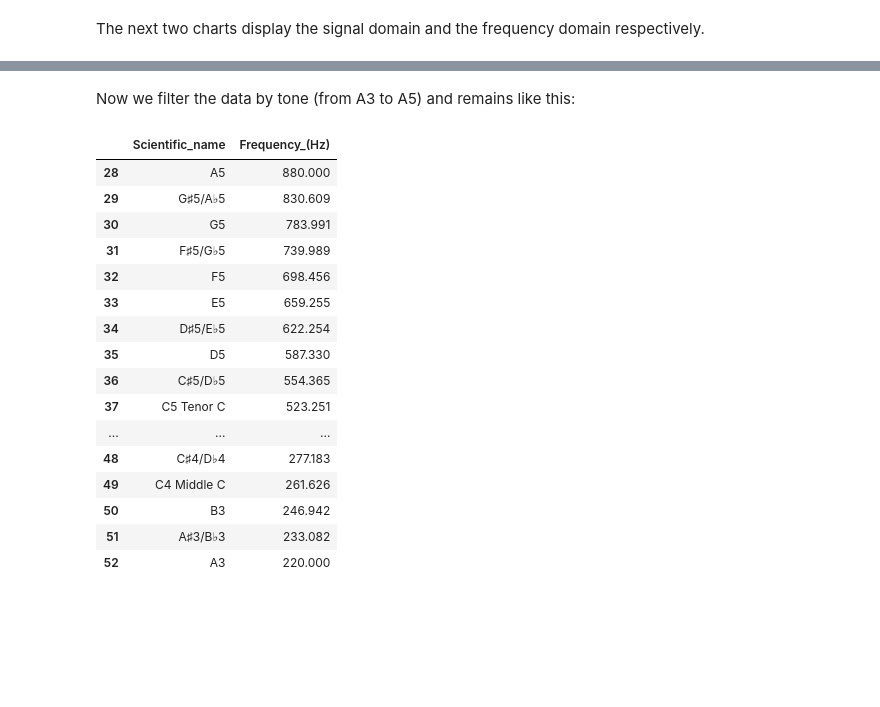
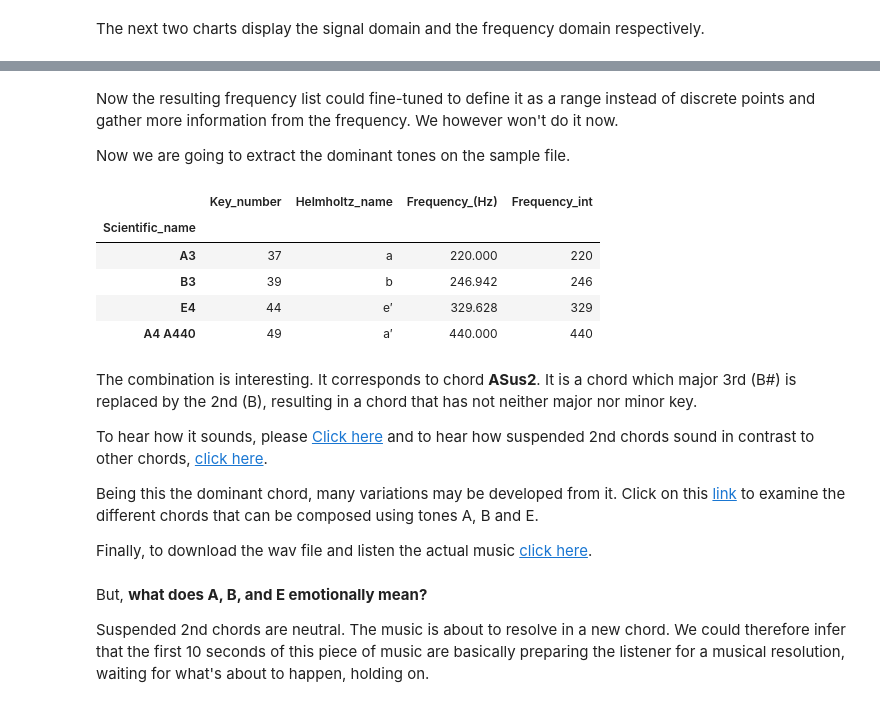
Before and after one commit to gonzsanc/computer_vision_digital_signal, a Jupyter notebook: Music Classification.ipynb, the cells around one changed output, grey strips where cells are left out. Saved outputs shown, nothing was run; the diff lists cells and outputs as text; code cells hidden in the pictures; blank space fills up the shorter version.

```diff
--- a/Music Classification.ipynb
+++ b/Music Classification.ipynb
@@ -649,34 +659,26 @@ for row in table.find_all("tr")[1:]:
-# %%
-dtTable = pd.DataFrame(datasets,columns=headings).drop(0)
-dtTable.columns = ['Key_number', 'Helmholtz_name', 'Scientific_name','Frequency_(Hz)', 'Corresponding_Open_Strings']
-dtTable["Frequency_(Hz)"] = dtTable["Frequency_(Hz)"].map(lambda x: x[1])
-dtTable["Key_number"] = dtTable["Key_number"].map(lambda x: x[1])
-dtTable["Helmholtz_name"] = dtTable["Helmholtz_name"].map(lambda x: x[1])
-dtTable["Scientific_name"] = dtTable["Scientific_name"].map(lambda x: x[1])
-dtTable["Corresponding_Open_Strings"] = dtTable["Corresponding_Open_Strings"].map(lambda x: x[1])
-dtTable = DataFrame(dtTable)
-# %% [markdown]
-Now we filter the data by tone (from A3 to A5) and remains like this:
-# %%
-lastTone = dtTable[dtTable["Scientific_name"] == "A3"].index[0]
-firstTone = dtTable[dtTable["Scientific_name"] == "A5"].index[0] -1
-dtTable = dtTable[firstTone:lastTone][["Scientific_name","Frequency_(Hz)"]]
-dtTable
-# %% [output]
-|  | Scientific_name | Frequency_(Hz) |
-| 28 | A5 | 880.000 |
-| 29 | G♯5/A♭5 | 830.609 |
-| 30 | G5 | 783.991 |
-| 31 | F♯5/G♭5 | 739.989 |
-| 32 | F5 | 698.456 |
-| 33 | E5 | 659.255 |
-| 34 | D♯5/E♭5 | 622.254 |
-| 35 | D5 | 587.330 |
-| 36 | C♯5/D♭5 | 554.365 |
-| 37 | C5 Tenor C | 523.251 |
-| ... | ... | ... |
-| 48 | C♯4/D♭4 | 277.183 |
-| 49 | C4 Middle C | 261.626 |
-| 50 | B3 | 246.942 |
-| 51 | A♯3/B♭3 | 233.082 |
-| 52 | A3 | 220.000 |
+# %% [markdown]
+Now the resulting frequency list could fine-tuned to define it as a range instead of discrete points and gather more information from the frequency. We however won't do it now.
+
+Now we are going to extract the dominant tones on the sample file.
+# %%
+dtTable["Frequency_int"] = dtTable["Frequency_(Hz)"].map(lambda x: int(x))
+dtTable[dtTable.Frequency_int.isin(frequencyList)]
+# %% [output]
+|  | Key_number | Helmholtz_name | Frequency_(Hz) | Frequency_int |
+| Scientific_name |  |  |  |  |
+| A3 | 37 | a | 220.000 | 220 |
+| B3 | 39 | b | 246.942 | 246 |
+| E4 | 44 | e′ | 329.628 | 329 |
+| A4 A440 | 49 | a′ | 440.000 | 440 |
+# %% [markdown]
+The combination is interesting. It corresponds to chord <b>ASus2</b>. It is a chord which major 3rd (B#) is replaced by the 2nd (B), resulting in a chord that has not neither major nor minor key.
+
+To hear how it sounds, please <a href="http://www.scales-chords.com/chord-sounds/snd-piano-chord-Asus2.mp3">Click here</a> and to hear how suspended 2nd chords sound in contrast to other chords, <a href="http://music.tutsplus.com/articles/adding-flavor-to-chords-suspended-chords-basix--audio-12823">click here</a>.
+
+Being this the dominant chord, many variations may be developed from it. Click on this <a href="http://www.scales-chords.com/findnotes_en.php?n1=&n2=&n3=&n4=A&n5=B&n6=E">link</a> to examine the different chords that can be composed using tones A, B and E.
+
+Finally, to download the wav file and listen the actual music <a href="https://1drv.ms/u/s!AgossqyQVK7mgdZoogjNToEQXgG4gQ">click here</a>.
+# %% [markdown]
+But, <b>what does A, B, and E emotionally mean?</b>
+
+Suspended 2nd chords are neutral. The music is about to resolve in a new chord. We could therefore infer that the first 10 seconds of this piece of music are basically preparing the listener for a musical resolution, waiting for what's about to happen, holding on.
```
Also changed, not shown: parts of 42 cells of this notebook, 1 other file.
